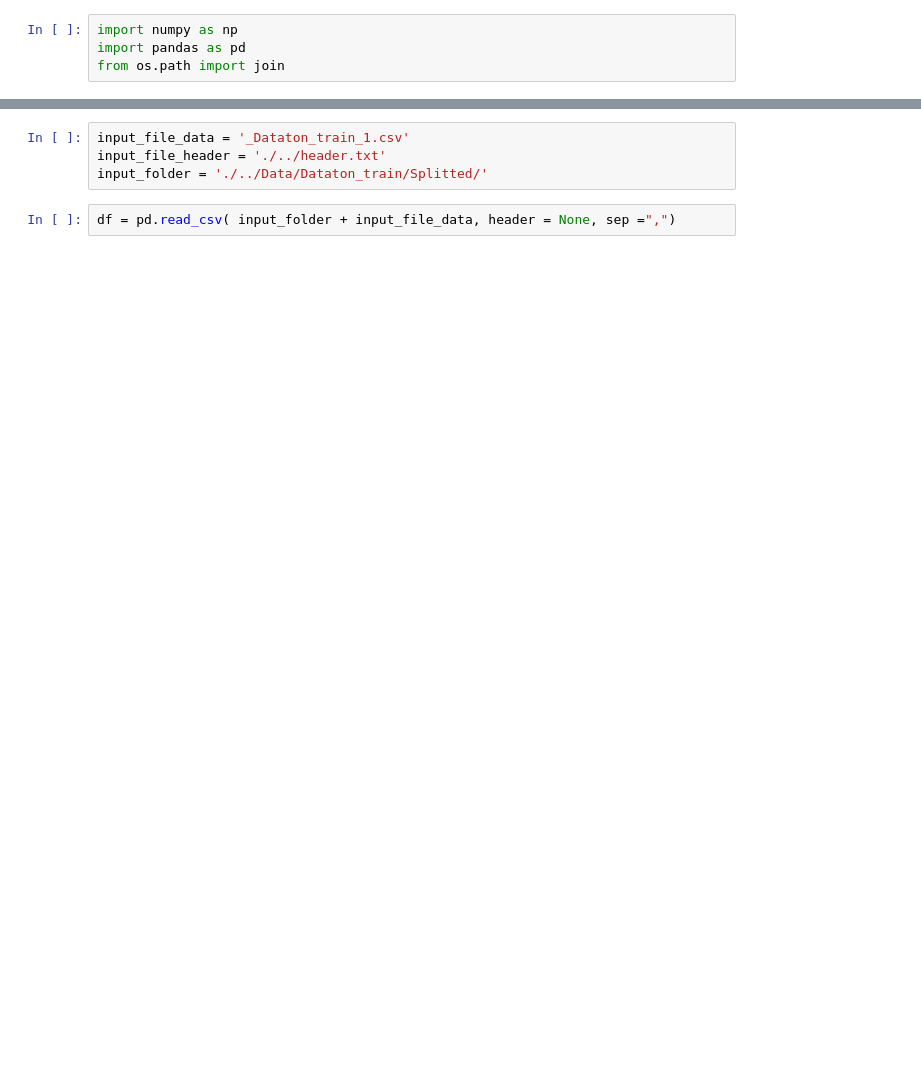
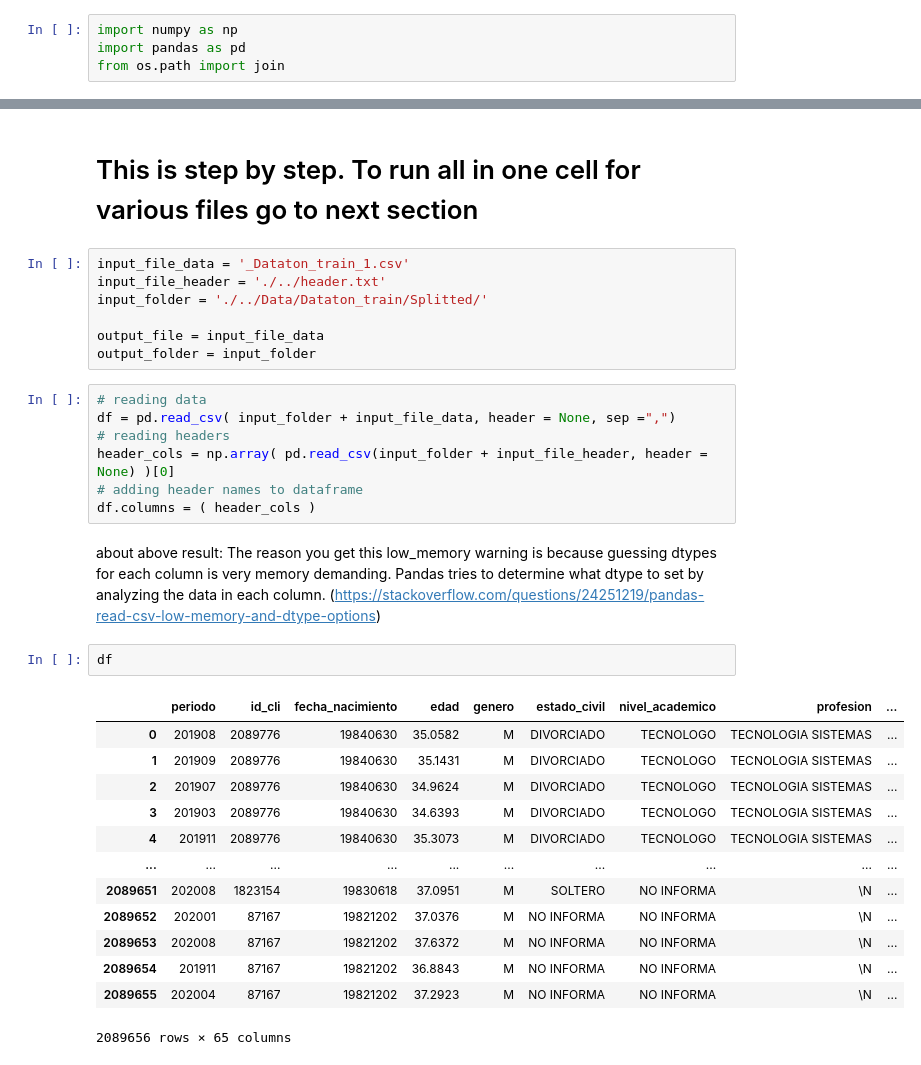
Before and after one commit to reoc10z/DatatonBC, a Jupyter notebook: Codes/DataCleansing.ipynb, the cells around one changed output, grey strips where cells are left out. Drawn from its saved outputs; the diff is of its cells as text; blank space fills up the shorter version.

```diff
--- a/Codes/DataCleansing.ipynb
+++ b/Codes/DataCleansing.ipynb
@@ -70,6 +189,34 @@ from os.path import join
+# %% [markdown]
+# This is step by step. To run all in one cell for various files go to next section
 # %%
 input_file_data = '_Dataton_train_1.csv'
 input_file_header = './../header.txt'
 input_folder = './../Data/Dataton_train/Splitted/'
+
+output_file = input_file_data
+output_folder = input_folder
-# %%
-df = pd.read_csv( input_folder + input_file_data, header = None, sep =",")
+# %%
+# reading data
+df = pd.read_csv( input_folder + input_file_data, header = None, sep =",")
+# reading headers
+header_cols = np.array( pd.read_csv(input_folder + input_file_header, header = None) )[0]
+# adding header names to dataframe
+df.columns = ( header_cols )
+# %% [markdown]
+about above result: The reason you get this low_memory warning is because guessing dtypes for each column is very memory demanding. Pandas tries to determine what dtype to set by analyzing the data in each column. (https://stackoverflow.com/questions/24251219/pandas-read-csv-low-memory-and-dtype-options)
+# %%
+df
+# %% [output]
+|  | periodo | id_cli | fecha_nacimiento | edad | genero | estado_civil | nivel_academico | profesion | ... |
+| 0 | 201908 | 2089776 | 19840630 | 35.0582 | M | DIVORCIADO | TECNOLOGO | TECNOLOGIA SISTEMAS | ... |
+| 1 | 201909 | 2089776 | 19840630 | 35.1431 | M | DIVORCIADO | TECNOLOGO | TECNOLOGIA SISTEMAS | ... |
+| 2 | 201907 | 2089776 | 19840630 | 34.9624 | M | DIVORCIADO | TECNOLOGO | TECNOLOGIA SISTEMAS | ... |
+| 3 | 201903 | 2089776 | 19840630 | 34.6393 | M | DIVORCIADO | TECNOLOGO | TECNOLOGIA SISTEMAS | ... |
+| 4 | 201911 | 2089776 | 19840630 | 35.3073 | M | DIVORCIADO | TECNOLOGO | TECNOLOGIA SISTEMAS | ... |
+| ... | ... | ... | ... | ... | ... | ... | ... | ... | ... |
+| 2089651 | 202008 | 1823154 | 19830618 | 37.0951 | M | SOLTERO | NO INFORMA | \N | ... |
+| 2089652 | 202001 | 87167 | 19821202 | 37.0376 | M | NO INFORMA | NO INFORMA | \N | ... |
+| 2089653 | 202008 | 87167 | 19821202 | 37.6372 | M | NO INFORMA | NO INFORMA | \N | ... |
+| 2089654 | 201911 | 87167 | 19821202 | 36.8843 | M | NO INFORMA | NO INFORMA | \N | ... |
+| 2089655 | 202004 | 87167 | 19821202 | 37.2923 | M | NO INFORMA | NO INFORMA | \N | ... |
+2089656 rows × 65 columns
```
Also changed, not shown: parts of 22 cells of this notebook.
